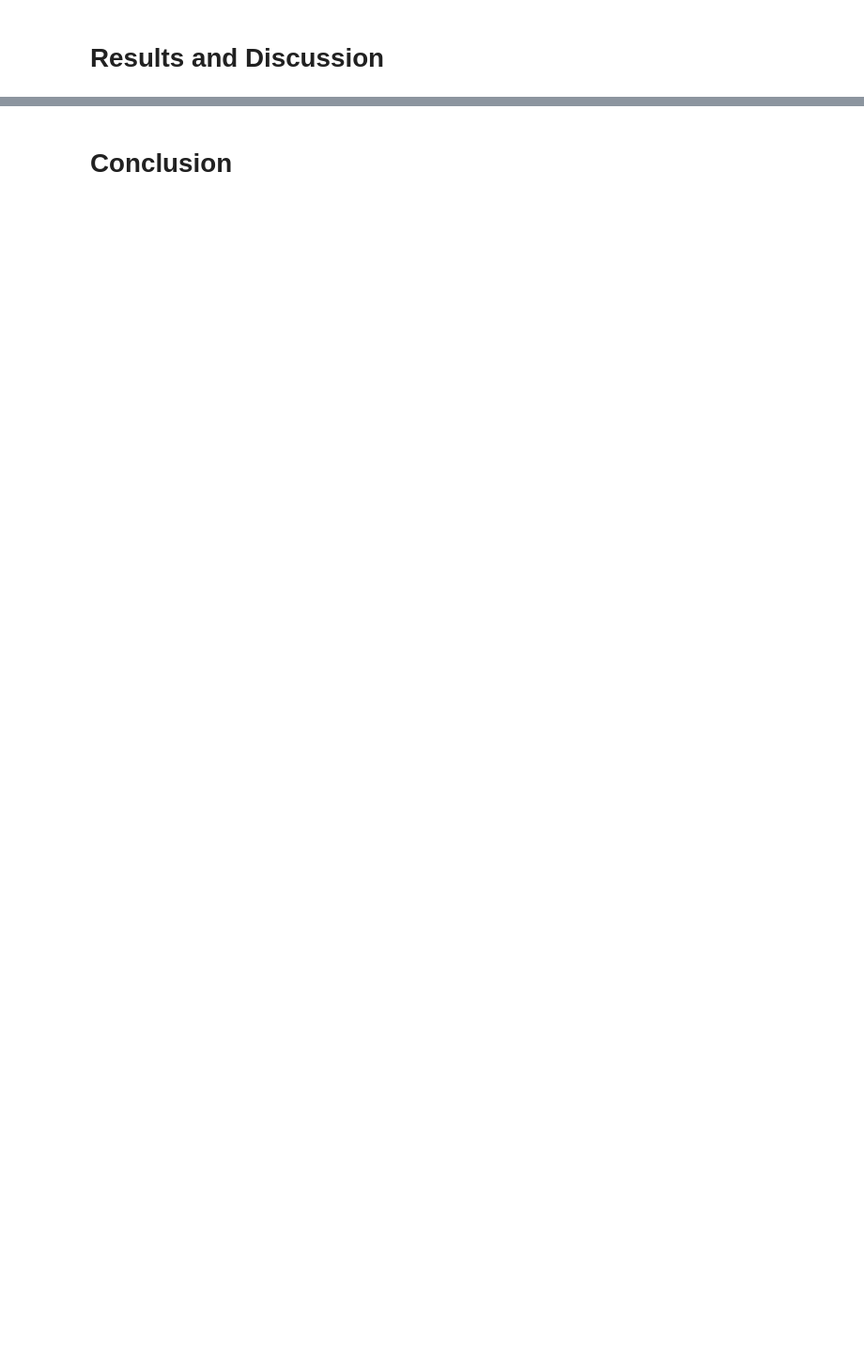
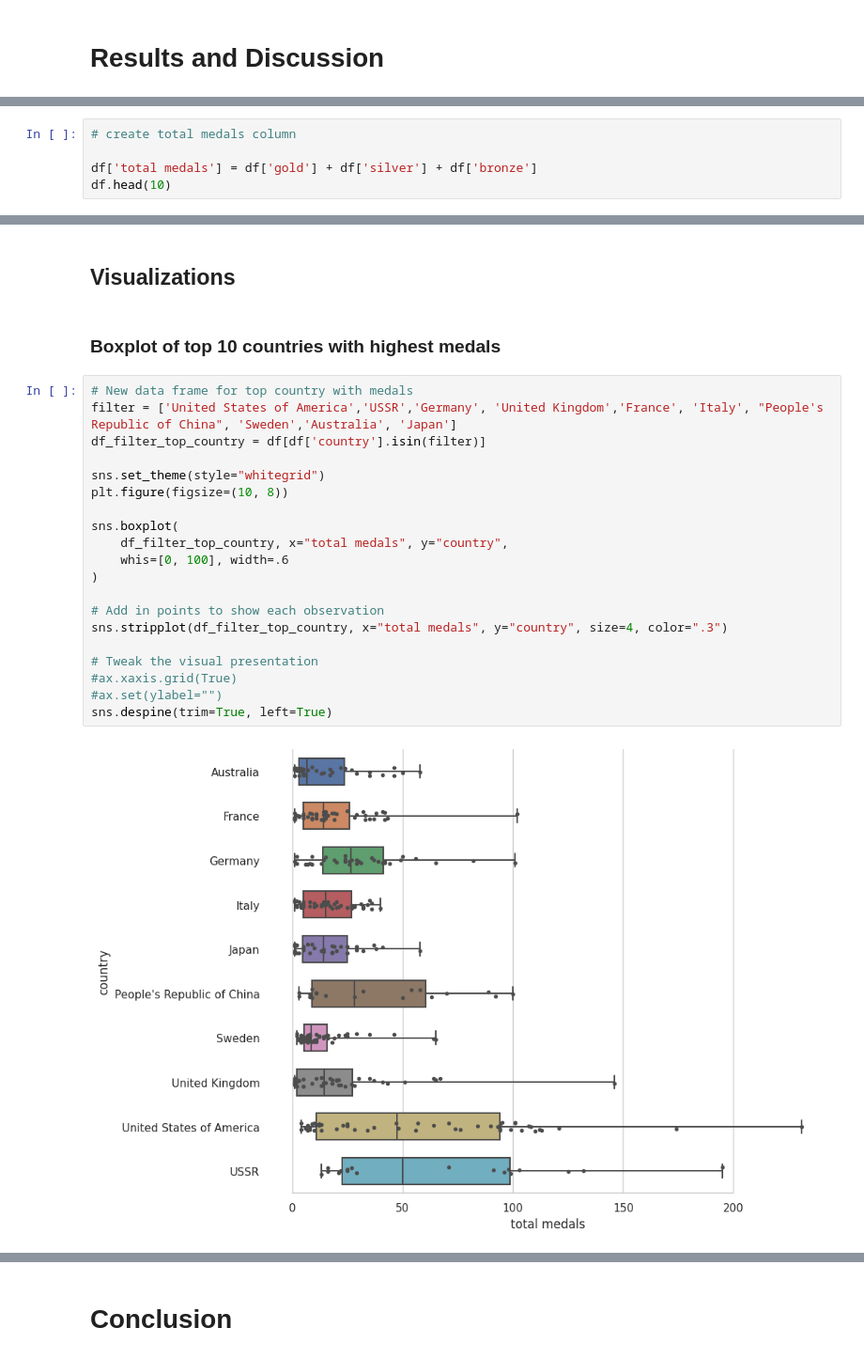
Before and after one commit to Kamarul891212/STQD6014_Data_Science_P132829, a Jupyter notebook: Olympic_games.ipynb, the cells around one changed output, grey strips where cells are left out. Shown: that part at 94% size. Drawn from its saved outputs; the diff is of its cells as text; blank space fills up the shorter version.

```diff
--- a/Olympic_games.ipynb
+++ b/Olympic_games.ipynb
@@ -83,0 +153,5 @@ print(df.head())
+# %%
+# create total medals column
+
+df['total medals'] = df['gold'] + df['silver'] + df['bronze']
+df.head(10)
@@ -83,0 +242,26 @@ print(df.head())
+# %% [markdown]
+## **Visualizations**
+# %% [markdown]
+### **Boxplot of top 10 countries with highest medals**
+# %%
+# New data frame for top country with medals
+filter = ['United States of America','USSR','Germany', 'United Kingdom','France', 'Italy', "People's Republic of China", 'Sweden','Australia', 'Japan']
+df_filter_top_country = df[df['country'].isin(filter)]
+
+sns.set_theme(style="whitegrid")
+plt.figure(figsize=(10, 8))
+
+sns.boxplot(
+    df_filter_top_country, x="total medals", y="country",
+    whis=[0, 100], width=.6
+)
+
+# Add in points to show each observation
+sns.stripplot(df_filter_top_country, x="total medals", y="country", size=4, color=".3")
+
+# Tweak the visual presentation
+#ax.xaxis.grid(True)
+#ax.set(ylabel="")
+sns.despine(trim=True, left=True)
+# %% [output]
+[figure, added]
```
Also changed, not shown: parts of 49 cells of this notebook.
